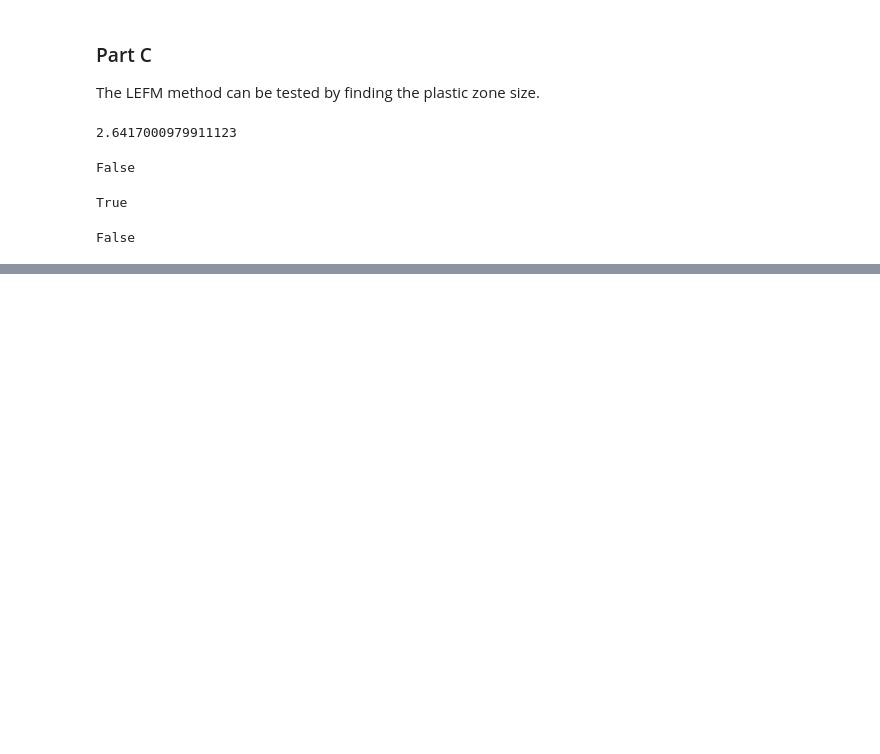
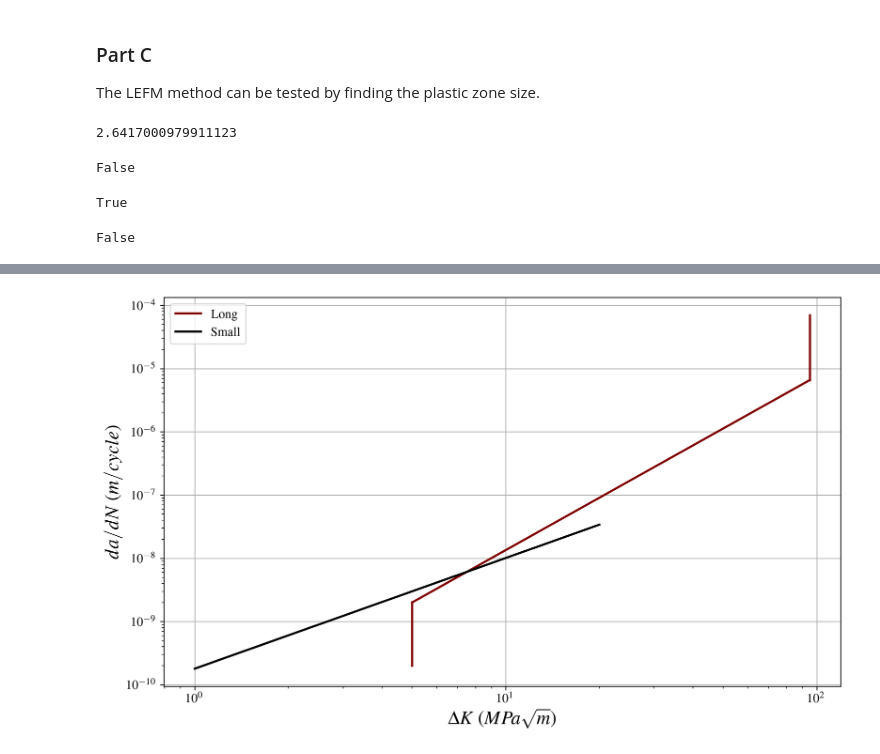
Before and after one commit to gabemorris12/Homework, a Jupyter notebook: Fatigue Homework 5.ipynb, the cells around one changed output, grey strips where cells are left out. Cells and saved outputs as stored; diff of their text form; code cells hidden in the pictures; blank space fills up the shorter version.

```diff
--- a/Fatigue Homework 5.ipynb
+++ b/Fatigue Homework 5.ipynb
@@ -146,0 +179,23 @@ False
+# %%
+da_dN_long = lambda K_: 2.4e-11*K_**2.75
+da_dN_small = lambda K_: 1.8e-10*K_**1.75
+K_c, K_th = 95, 5
+
+K_small = np.linspace(1, 20, 1000)
+K_long = np.linspace(K_th, K_c, 1000)
+
+fig, ax = plt.subplots()
+ax.set_yscale('log')
+ax.set_xscale('log')
+ax.set_xlabel('$\Delta K$ ($MPa\sqrt{m}$)')
+ax.set_ylabel('$da/dN$ ($m/cycle$)')
+
+ax.plot(K_long, da_dN_long(K_long), label='Long')
+ax.plot([K_th, K_th], [2e-10, da_dN_long(K_th)], color='maroon')
+ax.plot([K_c, K_c], [da_dN_long(K_c), 7e-5], color='maroon')
+
+ax.plot(K_small, da_dN_small(K_small), label='Small')
+ax.legend()
+plt.show()
+# %% [output]
+[figure, added]
```
Also changed, not shown: parts of 15 cells of this notebook, 1 other file.
